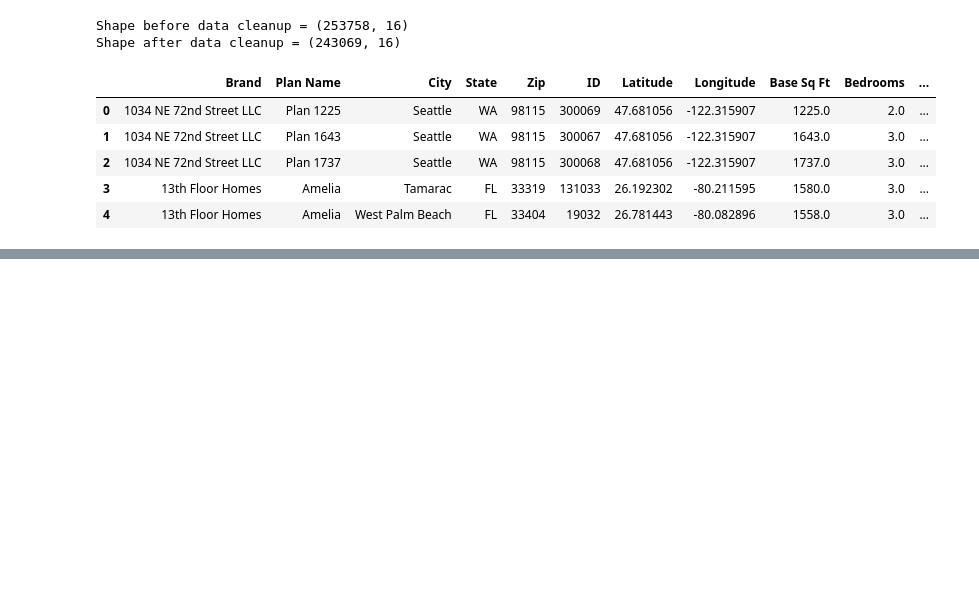
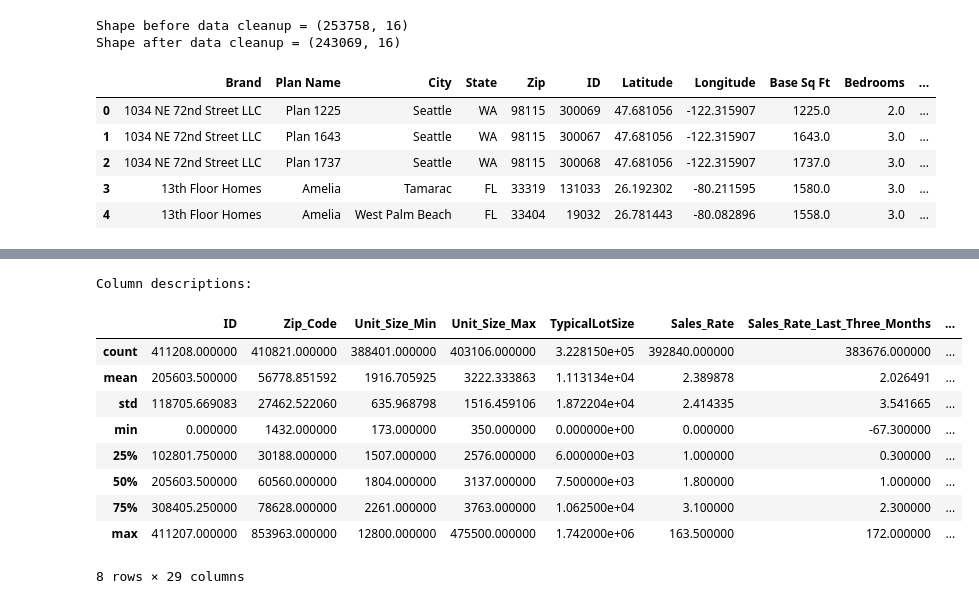
Before and after one commit to PaulGilchrist/machine-learning3, a Jupyter notebook: notebooks/preprocessing_zonda_data.ipynb, the cells around one changed output, grey strips where cells are left out. Drawn from its saved outputs; the diff is of its cells as text; code cells hidden in the pictures; blank space fills up the shorter version.

```diff
--- a/notebooks/preprocessing_zonda_data.ipynb
+++ b/notebooks/preprocessing_zonda_data.ipynb
@@ -3,8 +3,11 @@
 
 Zonda data files are very with most columns unused, so this notebook removes unneeded rows and columns and writes the results to the input folder for other notebooks to process.
 # %%
+import matplotlib.pyplot as plt
 import pandas as pd
 
+pd.set_option("display.max_columns", None)
+
 file_path = '/Users/Shared/Downloads' # If changing this location and using vscode dev containers, also change devcontainer.json mount point
 # %%
 df = pd.read_csv(f'{file_path}/zonda_project_plan.csv', encoding='iso-8859-1')
@@ -89,0 +160,15 @@ Shape after data cleanup = (243069, 16)
+# %%
+print('Column descriptions:')
+input_df.describe()
+# %% [output]
+Column descriptions:
+|  | ID | Zip_Code | Unit_Size_Min | Unit_Size_Max | TypicalLotSize | Sales_Rate | Sales_Rate_Last_Three_Months | ... |
+| count | 411208.000000 | 410821.000000 | 388401.000000 | 403106.000000 | 3.228150e+05 | 392840.000000 | 383676.000000 | ... |
+| mean | 205603.500000 | 56778.851592 | 1916.705925 | 3222.333863 | 1.113134e+04 | 2.389878 | 2.026491 | ... |
+| std | 118705.669083 | 27462.522060 | 635.968798 | 1516.459106 | 1.872204e+04 | 2.414335 | 3.541665 | ... |
+| min | 0.000000 | 1432.000000 | 173.000000 | 350.000000 | 0.000000e+00 | 0.000000 | -67.300000 | ... |
+| 25% | 102801.750000 | 30188.000000 | 1507.000000 | 2576.000000 | 6.000000e+03 | 1.000000 | 0.300000 | ... |
+| 50% | 205603.500000 | 60560.000000 | 1804.000000 | 3137.000000 | 7.500000e+03 | 1.800000 | 1.000000 | ... |
+| 75% | 308405.250000 | 78628.000000 | 2261.000000 | 3763.000000 | 1.062500e+04 | 3.100000 | 2.300000 | ... |
+| max | 411207.000000 | 853963.000000 | 12800.000000 | 475500.000000 | 1.742000e+06 | 163.500000 | 172.000000 | ... |
+8 rows × 29 columns
```
Also changed, not shown: parts of 5 cells of this notebook, 5 other files.
